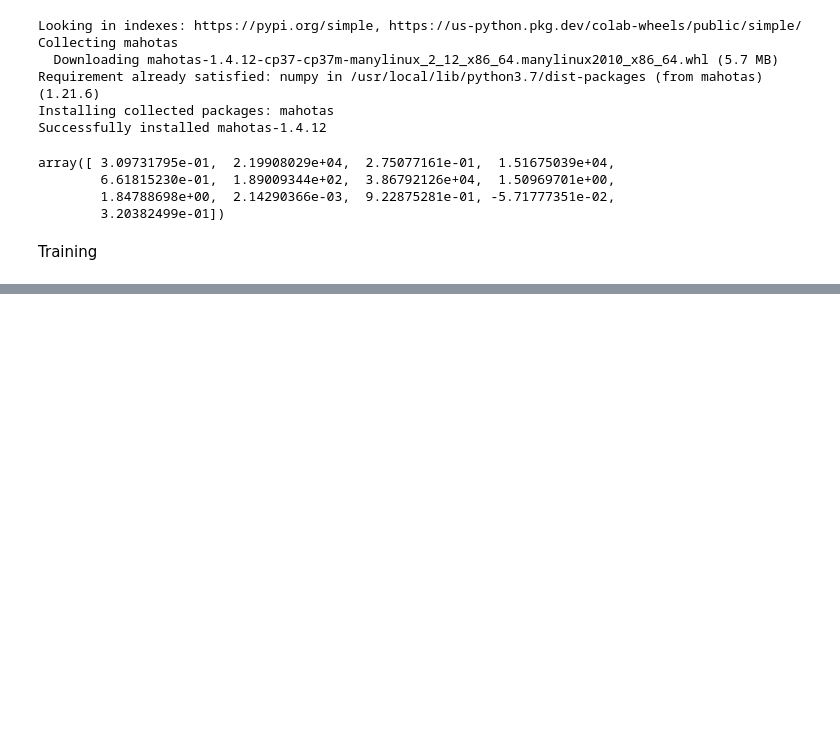
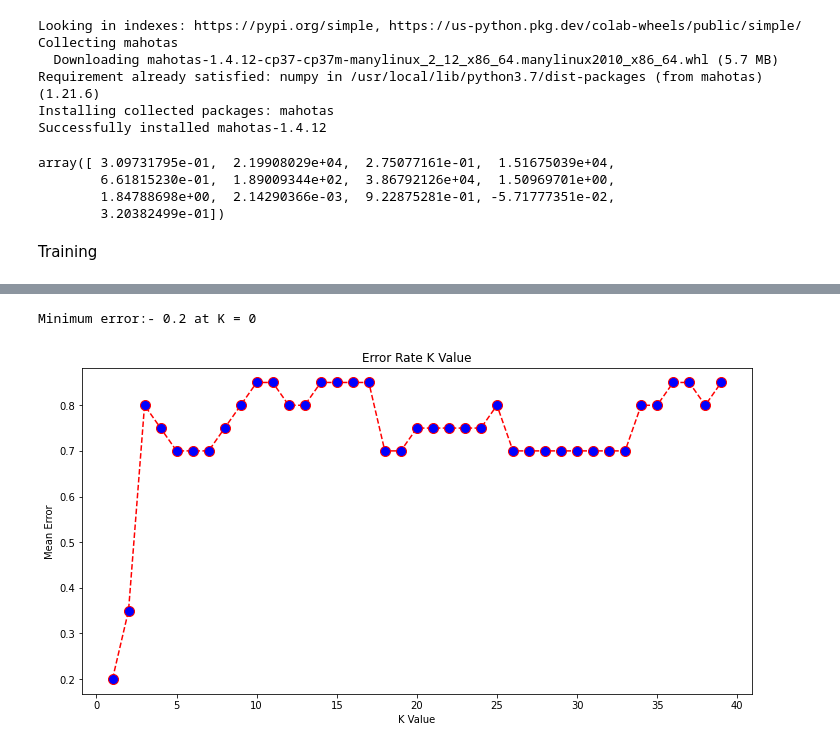
Before and after one commit to Frodo-Swaggins/COMP702PROJECT, a Jupyter notebook: comp703project.ipynb, the cells around one changed output, grey strips where cells are left out. Cells and saved outputs as stored; diff of their text form; code cells hidden in the pictures; blank space fills up the shorter version.

```diff
--- a/comp703project.ipynb
+++ b/comp703project.ipynb
@@ -346,0 +356,20 @@ banknotes2.head()
+# %%
+from sklearn.preprocessing import StandardScaler
+scaler = StandardScaler()
+scaler.fit(X_train)
+
+X_train = scaler.transform(X_train)
+X_test = scaler.transform(X_test)
+# %%
+from sklearn.neighbors import KNeighborsClassifier
+classifier = KNeighborsClassifier(n_neighbors=5)
+classifier.fit(X_train, y_train)
+
+y_pred = classifier.predict(X_test)
+acc = classifier.score(X_test, y_test)
+print("[INFO] accuracy: {:.2f}%".format(acc * 100))
+
+
+from sklearn.metrics import classification_report, confusion_matrix
+print(confusion_matrix(y_test, y_pred))
+print(classification_report(y_test, y_pred))
@@ -346,0 +394,21 @@ banknotes2.head()
+# %%
+#since k=5 only gave us a 40% accuracy, we calculate the error rate of the values to see which k value gives us the lowest error and will provide the highest accuracy
+error = []
+
+# Calculating error for K values between 1 and 40
+for i in range(1, 40):
+    knn = KNeighborsClassifier(n_neighbors=i)
+    knn.fit(X_train, y_train)
+    pred_i = knn.predict(X_test)
+    error.append(np.mean(pred_i != y_test))
+
+plt.figure(figsize=(12, 6))
+plt.plot(range(1, 40), error, color='red', linestyle='dashed', marker='o',
+         markerfacecolor='blue', markersize=10)
+plt.title('Error Rate K Value')
+plt.xlabel('K Value')
+plt.ylabel('Mean Error')
+print("Minimum error:-",min(error),"at K =",error.index(min(error)))
+# %% [output]
+Minimum error:- 0.2 at K = 0
+[figure, added]
```
Also changed, not shown: parts of 2 cells of this notebook.
